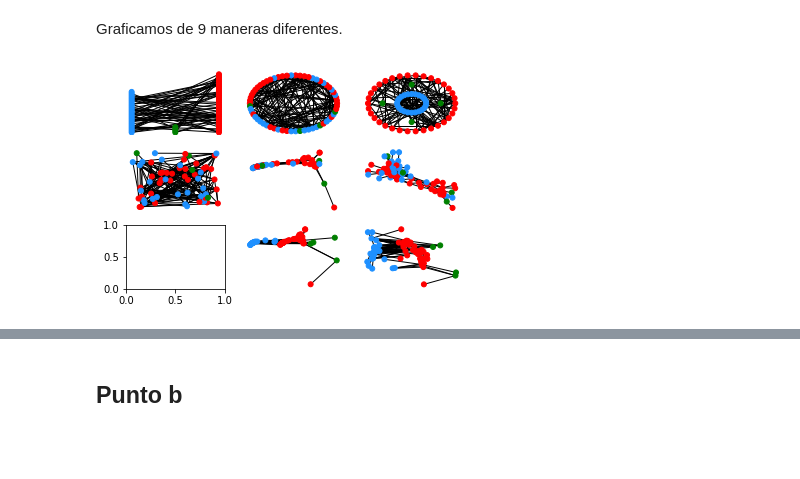
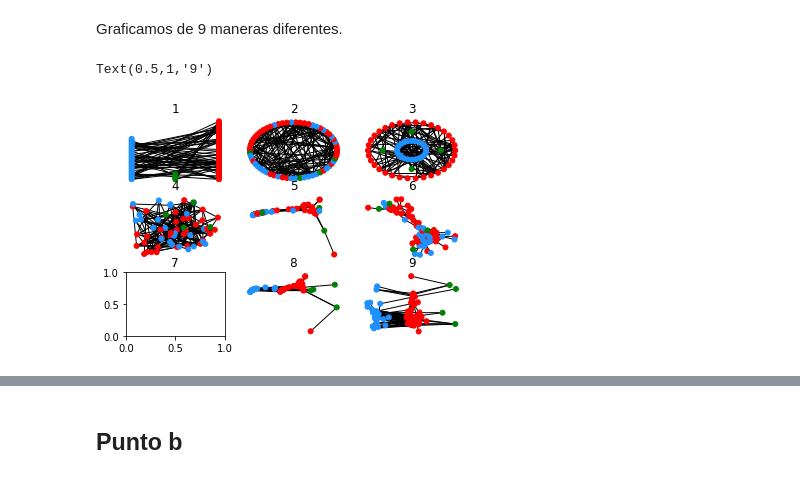
Before and after one commit to GRGab/Urdimbres-Sofisticadas, a Jupyter notebook: Trabajo_computacional_1.ipynb, the cells around one changed output, grey strips where cells are left out. Cells and saved outputs as stored; diff of their text form; code cells hidden in the pictures; blank space fills up the shorter version.

```diff
--- a/Trabajo_computacional_1.ipynb
+++ b/Trabajo_computacional_1.ipynb
@@ -598,45 +542,58 @@ ns = 25 # Node size
 multipartite_pos = position_multipartito(dolph, ['f', 'NA', 'm'], 'gender')
 nx.draw(dolph, ax = axes[0], node_size = ns, node_color=colores,
         pos=multipartite_pos)
+axes[0].set_title('1')
 # Posicionamiento en un círculo
 nx.draw_circular(dolph, ax = axes[1], node_size = ns, node_color=colores)
+axes[1].set_title('2')
 # Posicionamiento en círculos concéntricos
 shell_pos = nx.drawing.layout.shell_layout(dolph, particiones)
 nx.draw(dolph, ax = axes[2], node_size = ns, node_color=colores,
         pos=shell_pos)
+axes[2].set_title('3')
 # Posicionamiento al azar
 nx.draw_random(dolph, ax = axes[3], node_size = ns, node_color=colores)
+axes[3].set_title('4')
 # Posicionamiento espectral
 nx.draw_spectral(dolph, ax = axes[4],
                  node_size = ns, node_color=colores)
+axes[4].set_title('5')
 
 # Posicionamiento por resortes
 nx.draw_spring(dolph, ax = axes[5],
                  node_size = ns, with_labels=False, node_color=colores)
+axes[5].set_title('6')
 
-#Mati:Hay problemas para visualizar esta red, pero no veo que pasa.
+
+####
+#Observacion: la siguente red funciona en nuestra compu, pero no funciona aqui en el jupyter, por eso la comentamos.
+#De cualquier forma, dejamos una imagen de como se veria.
 
 ## Posicionamiento multipartito al azar. Posiciono al azar y
 ## luego desplazo lateralmente según género
 #multi_random_pos = position_multipartito_random(dolph,
 #                                                ['f', 'm', 'NA'], 'gender')
 #nx.draw(dolph, ax = axes[6], node_size = ns, node_color=colores,
 #        pos=multi_random_pos)
+#axes[6].set_title('7')
+#####
 
 
 # Posicionamiento multipartito espectral. Posiciono por espectro y
 # luego desplazo lateralmente según género
 multi_spectral_pos = position_multipartito_spectral(dolph,
                                                     ['f', 'm', 'NA'], 'gender', dhorizontal=0.5)
 nx.draw(dolph, ax = axes[7], node_size = ns, node_color=colores,
         pos=multi_spectral_pos)
-
+axes[7].set_title('8')
 
 # Posicionamiento multipartito por resortes. Posiciono por resortes y
 # luego desplazo lateralmente según género
 multi_spring_pos = position_multipartito_spring(dolph, ['f', 'm', 'NA'],
                                                 'gender', dhorizontal=2)
 nx.draw(dolph, ax = axes[8], node_size = ns, node_color=colores,
         pos=multi_spring_pos)
+axes[8].set_title('9')
 # %% [output]
+Text(0.5,1,'9')
-[figure, old version]
+[figure, new version]
```
Also changed, not shown: parts of 27 cells of this notebook, 2 other files.
